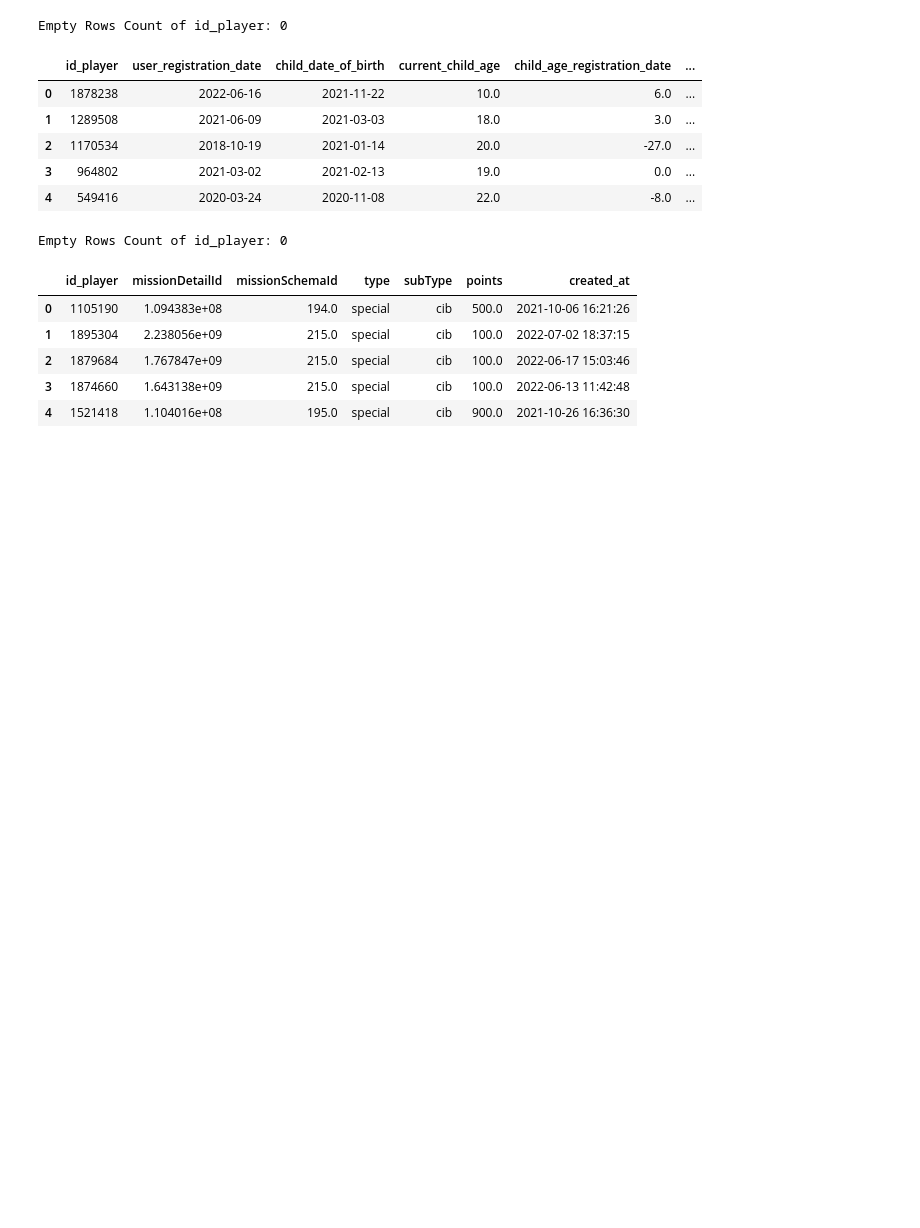
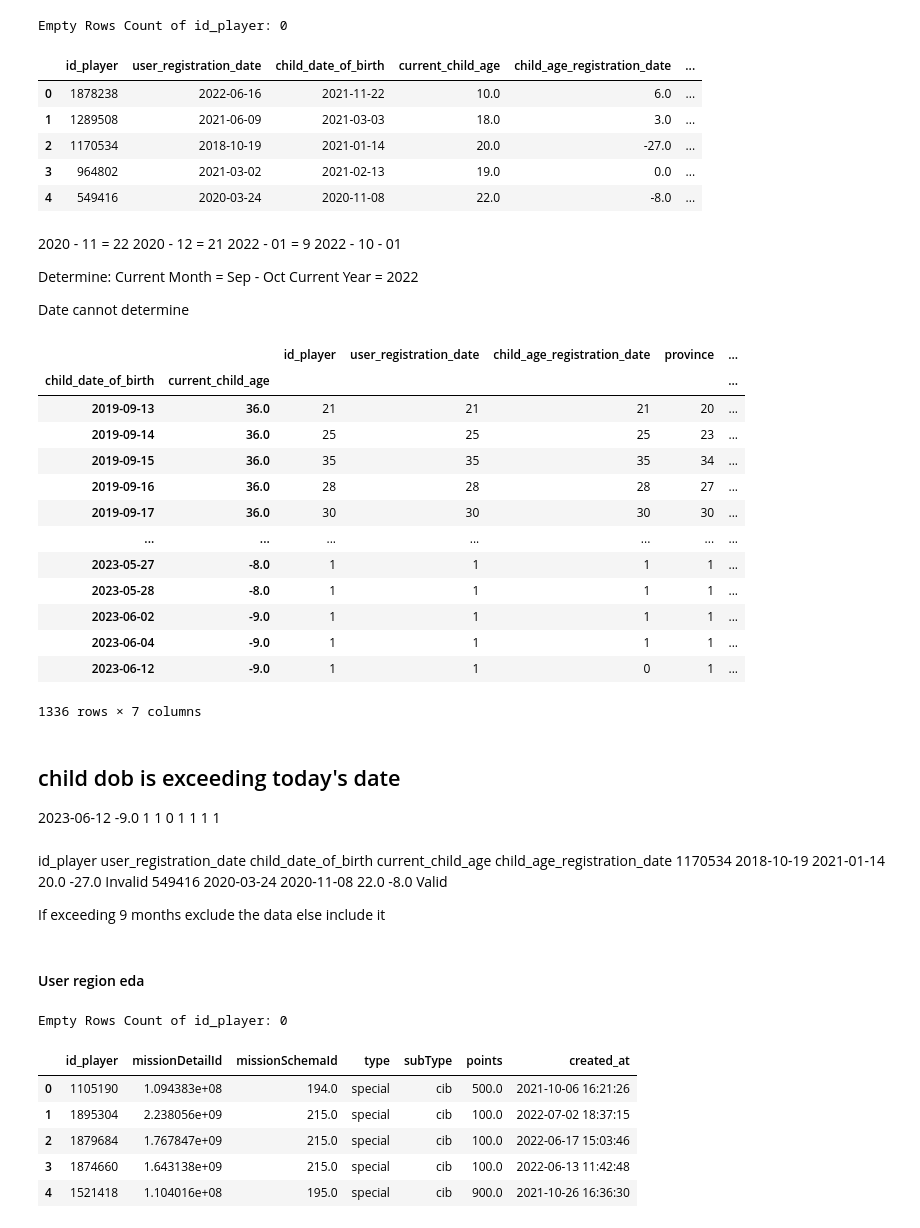
Before and after one commit to maazhussaini/Fater-Challenge, a Jupyter notebook: PythonCode/Code.ipynb, the cells around one changed output. Cells and saved outputs as stored; diff of their text form; code cells hidden in the pictures; blank space fills up the shorter version.

```diff
--- a/PythonCode/Code.ipynb
+++ b/PythonCode/Code.ipynb
@@ -335,6 +346,47 @@ Empty Rows Count of id_player: 0
 | 2 | 1170534 | 2018-10-19 | 2021-01-14 | 20.0 | -27.0 | ... |
 | 3 | 964802 | 2021-03-02 | 2021-02-13 | 19.0 | 0.0 | ... |
 | 4 | 549416 | 2020-03-24 | 2020-11-08 | 22.0 | -8.0 | ... |
+# %% [markdown]
+2020 - 11 = 22
+2020 - 12 = 21
+2022 - 01 = 9
+2022 - 10 - 01
+
+Determine:
+Current Month = Sep - Oct
+Current Year = 2022
+
+Date cannot determine
+# %%
+registry_df.groupby(["child_date_of_birth", "current_child_age"]).count()
+# %% [output]
+|  |  | id_player | user_registration_date | child_age_registration_date | province | ... |
+| child_date_of_birth | current_child_age |  |  |  |  | ... |
+| 2019-09-13 | 36.0 | 21 | 21 | 21 | 20 | ... |
+| 2019-09-14 | 36.0 | 25 | 25 | 25 | 23 | ... |
+| 2019-09-15 | 36.0 | 35 | 35 | 35 | 34 | ... |
+| 2019-09-16 | 36.0 | 28 | 28 | 28 | 27 | ... |
+| 2019-09-17 | 36.0 | 30 | 30 | 30 | 30 | ... |
+| ... | ... | ... | ... | ... | ... | ... |
+| 2023-05-27 | -8.0 | 1 | 1 | 1 | 1 | ... |
+| 2023-05-28 | -8.0 | 1 | 1 | 1 | 1 | ... |
+| 2023-06-02 | -9.0 | 1 | 1 | 1 | 1 | ... |
+| 2023-06-04 | -9.0 | 1 | 1 | 1 | 1 | ... |
+| 2023-06-12 | -9.0 | 1 | 1 | 0 | 1 | ... |
+1336 rows × 7 columns
+# %% [markdown]
+## child dob is exceeding today's date
+
+2023-06-12	-9.0	1	1	0	1	1	1	1
+# %% [markdown]
+id_player	user_registration_date	child_date_of_birth	current_child_age	child_age_registration_date
+1170534	       2018-10-19	              2021-01-14	    20.0	               -27.0                           Invalid
+549416	        2020-03-24	              2020-11-08	    22.0	                 -8.0                           Valid
+
+If exceeding 9 months exclude the data
+else include it
+# %% [markdown]
+#### User region eda
 # %%
 mission_player_df = empty_cell(mission_player_df, "id_player")
 mission_player_df.head()
```
Also changed, not shown: parts of 10 cells of this notebook.
